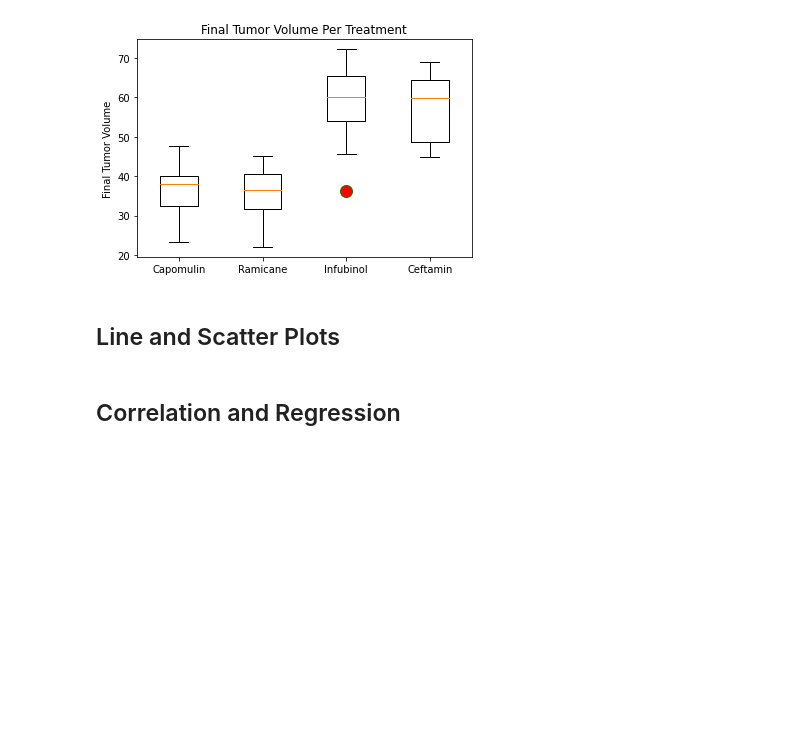
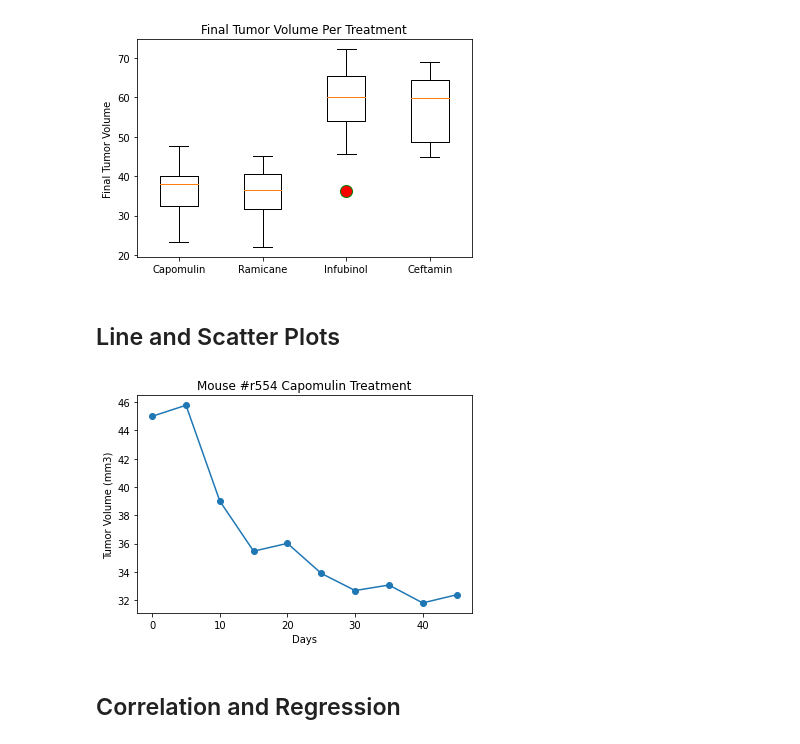
Before and after one commit to AndrewMSchell/MatPlotLib-Challenge, a Jupyter notebook: Pymaceuticals/pymaceuticals_starter.ipynb, the cells around one changed output. Cells and saved outputs as stored; diff of their text form; code cells hidden in the pictures; blank space fills up the shorter version.

```diff
--- a/Pymaceuticals/pymaceuticals_starter.ipynb
+++ b/Pymaceuticals/pymaceuticals_starter.ipynb
@@ -234,6 +234,14 @@ plt.show()
 ## Line and Scatter Plots
 # %%
 # Generate a line plot of tumor volume vs. time point for a mouse treated with Capomulin
+my_main_mouse = merged_mice.loc[merged_mice["Mouse ID"] == "r554"]
+plt.plot(my_main_mouse["Timepoint"], my_main_mouse["Tumor Volume (mm3)"], marker="o")
+plt.title("Mouse #r554 Capomulin Treatment")
+plt.xlabel("Days")
+plt.ylabel("Tumor Volume (mm3)")
+plt.show()
+# %% [output]
+[figure, added]
 # %%
 # Generate a scatter plot of average tumor volume vs. mouse weight for the Capomulin regimen
 # %% [markdown]
```
Also changed, not shown: parts of 1 cell of this notebook.
